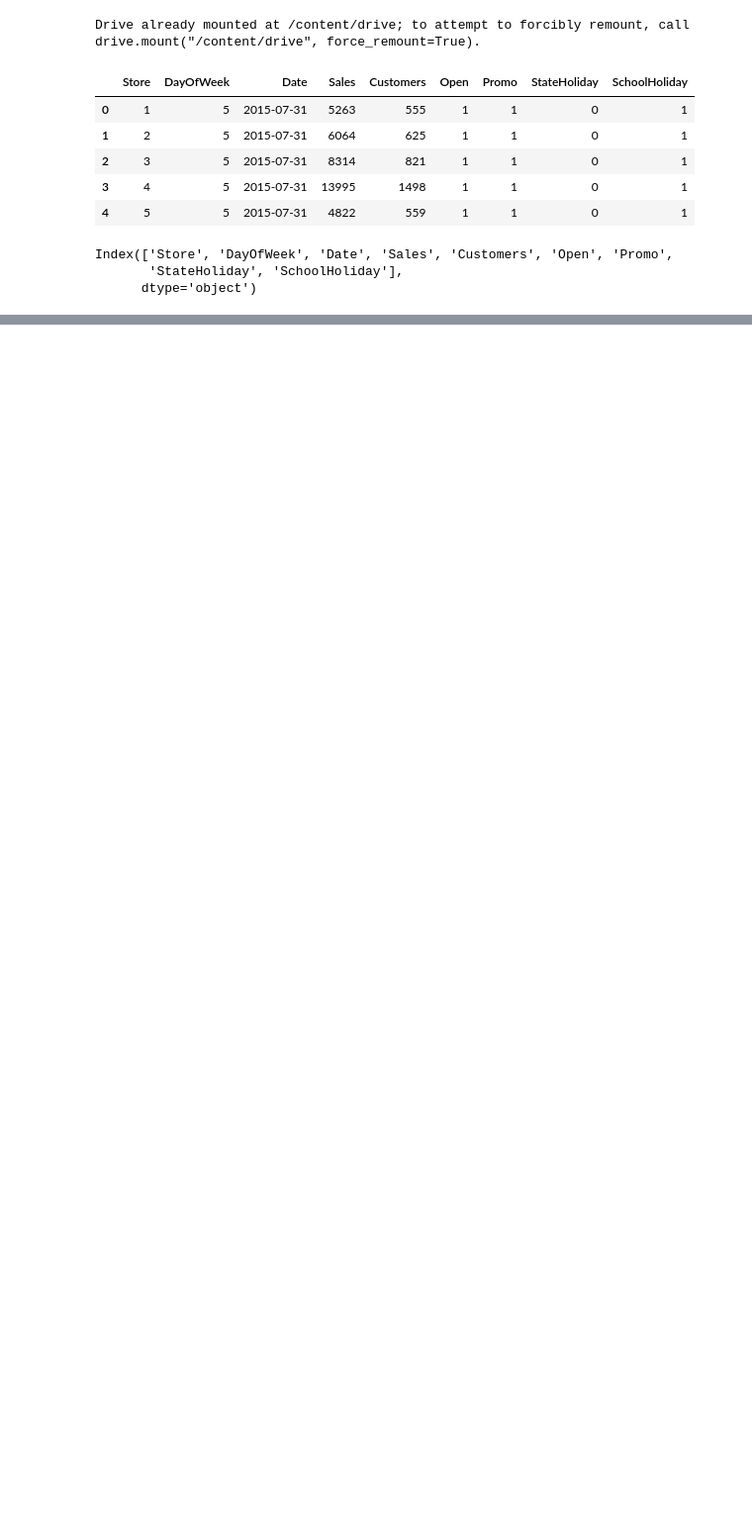
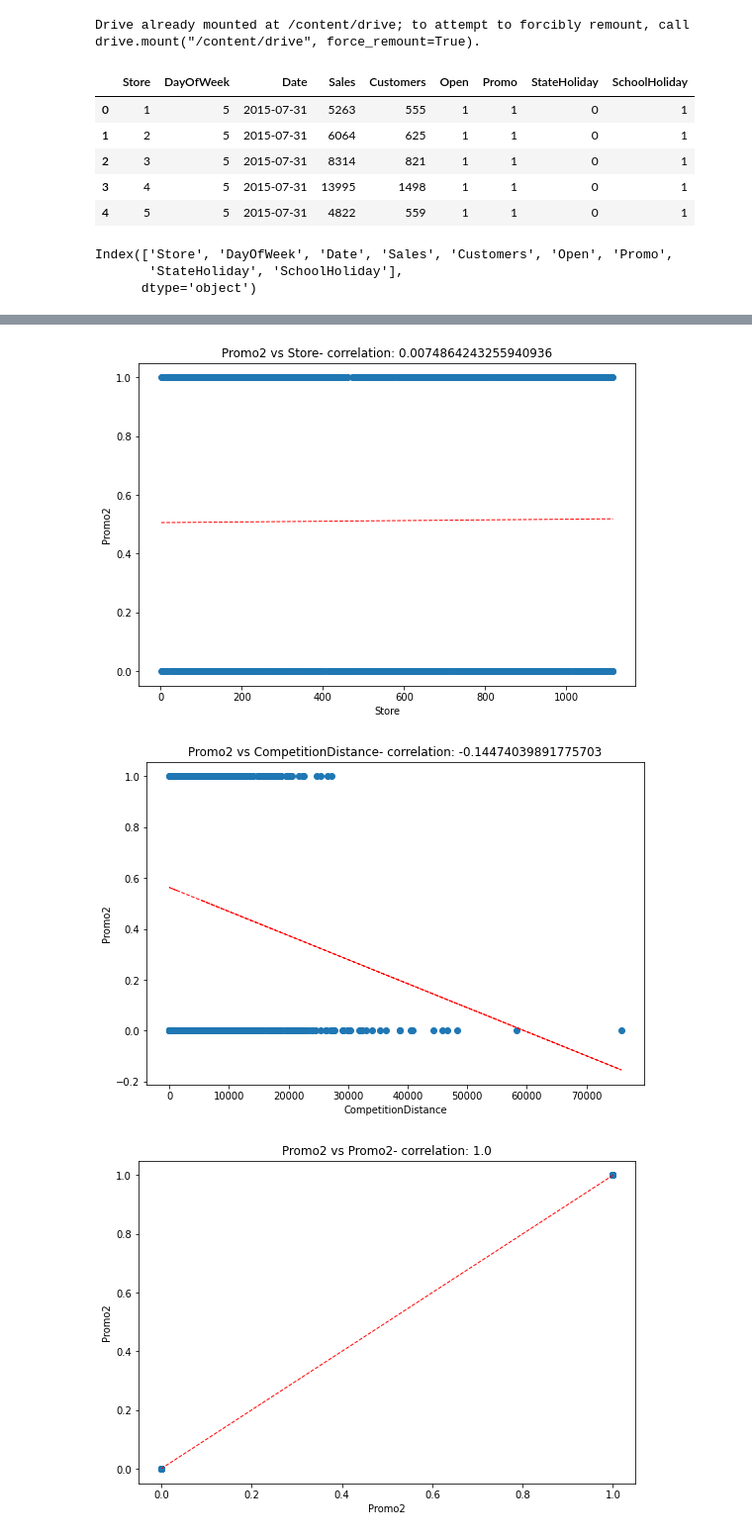
Before and after one commit to hrithikwel8/Rossmann_Sales_Prediction, a Jupyter notebook: Vridhi_Rossmann_Sales_Prediction_Capstone_Project.ipynb, the cells around one changed output, grey strips where cells are left out. Shown: that part at 99% size. Cells and saved outputs as stored; diff of their text form; code cells hidden in the pictures; blank space fills up the shorter version.

```diff
--- a/Vridhi_Rossmann_Sales_Prediction_Capstone_Project.ipynb
+++ b/Vridhi_Rossmann_Sales_Prediction_Capstone_Project.ipynb
@@ -103,0 +143,4 @@ Name: StoreType, dtype: int64
+# %%
+store_df['PromoInterval3']=store_df.apply(Promo_interval3,axis=1)
+# %%
+store_df.drop(labels='PromoInterval',axis=1,inplace=True)
@@ -103,0 +174,25 @@ Name: StoreType, dtype: int64
+# %%
+n=['Store','CompetitionDistance','Promo2','Promo2SinceWeek','Promo2SinceYear','PromoInterval1','PromoInterval2','PromoInterval3']
+# %%
+numeric_features= store_df[n]
+# %%
+for col in numeric_features:
+    fig = plt.figure(figsize=(9, 6))
+    ax = fig.gca()
+    feature = store_df[col]
+    label = store_df['Promo2']
+    correlation = feature.corr(label)
+    plt.scatter(x=feature, y=label)
+    plt.xlabel(col)
+    plt.ylabel('Promo2')
+    ax.set_title('Promo2 vs ' + col + '- correlation: ' + str(correlation))
+    z = np.polyfit(store_df[col], store_df['Promo2'], 1)
+    y_hat = np.poly1d(z)(store_df[col])
+
+    plt.plot(store_df[col], y_hat, "r--", lw=1)
+
+plt.show()
+# %% [output]
+[figure, added]
+[figure, added]
+[figure, added]
```
Also changed, not shown: parts of 17 cells of this notebook.
